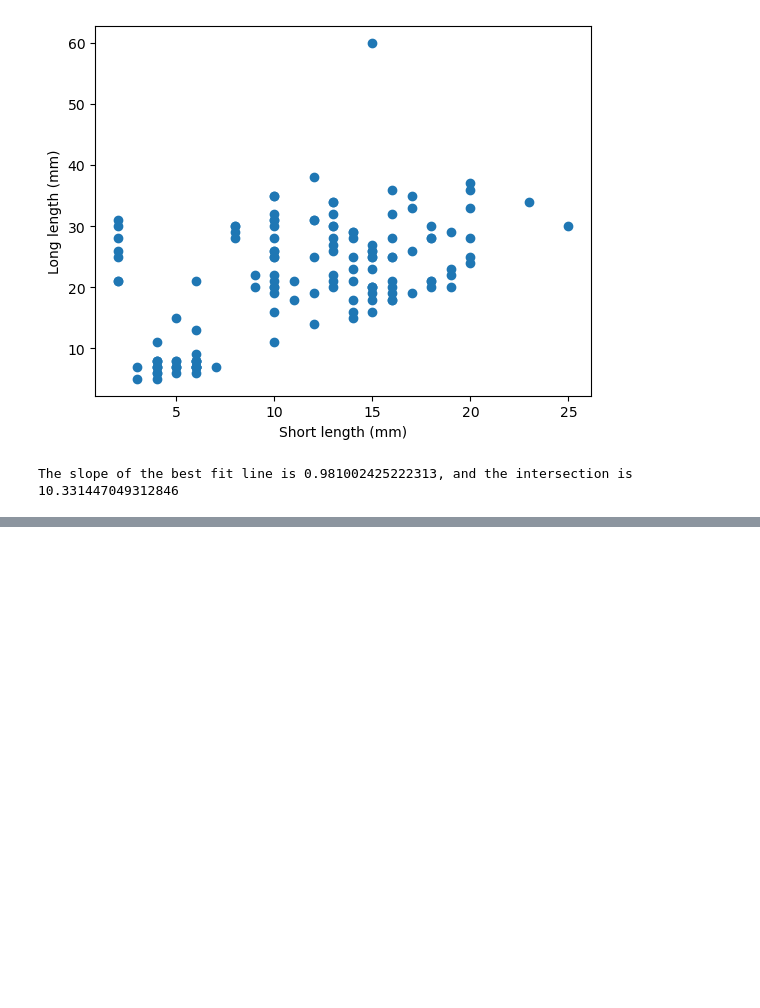
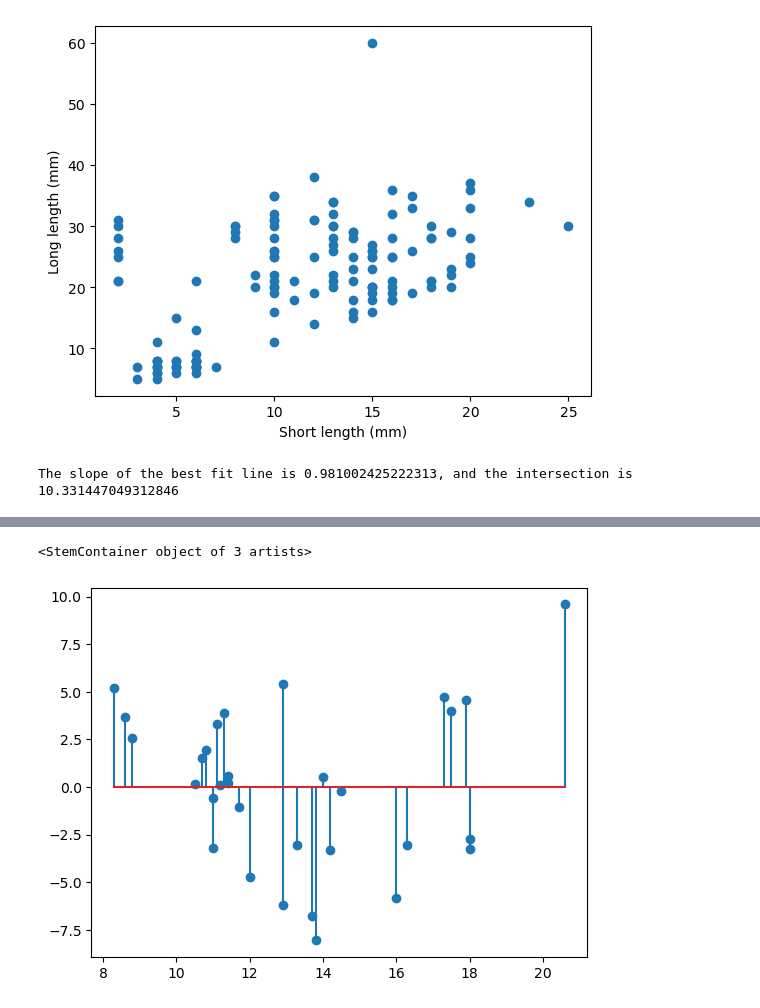
Before and after one commit to Muha0824/Basic-Course-1-Empirical-data, a Jupyter notebook: Excercise6.ipynb, the cells around one changed output, grey strips where cells are left out. Saved outputs shown, nothing was run; the diff lists cells and outputs as text; code cells hidden in the pictures; blank space fills up the shorter version.

```diff
--- a/Excercise6.ipynb
+++ b/Excercise6.ipynb
@@ -149,0 +197,12 @@ The slope of the best fit line is 0.981002425222313, and the intersection is 10.
+# %%
+# calculating the residuals
+p = np.polyfit(x,y,1)
+a,b = p
+y_fit = a*x + b
+df['fit'] = y_fit
+residuals = y-y_fit
+df['residuals'] = residuals
+plt.stem(x,residuals)
+# %% [output]
+<StemContainer object of 3 artists>
+[figure, added]
```
Also changed, not shown: parts of 7 cells of this notebook, 6 other files.
